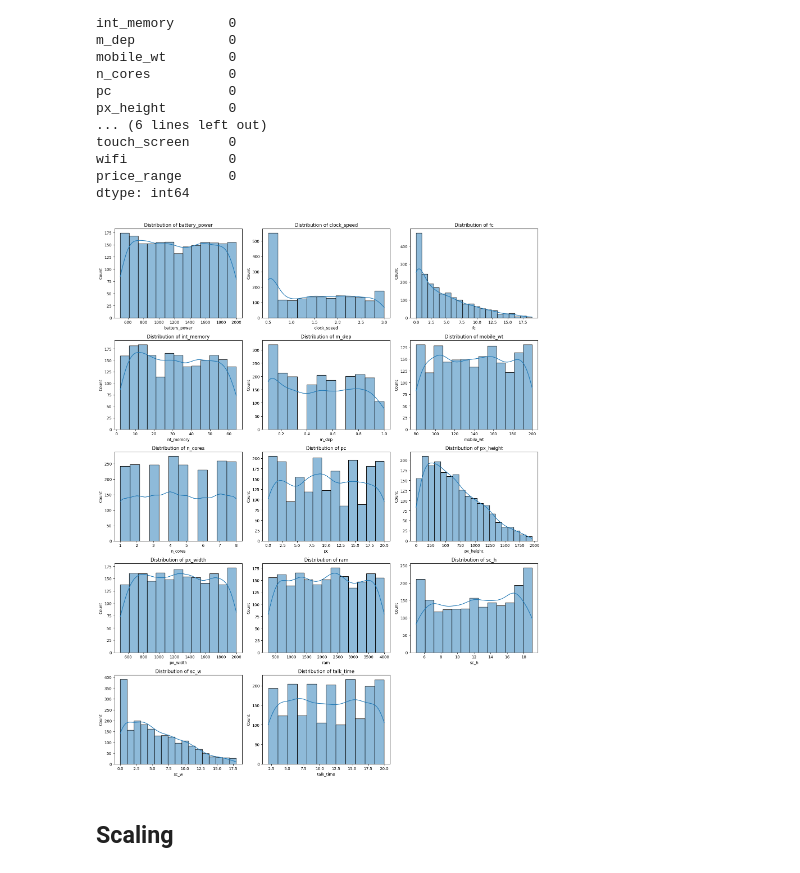
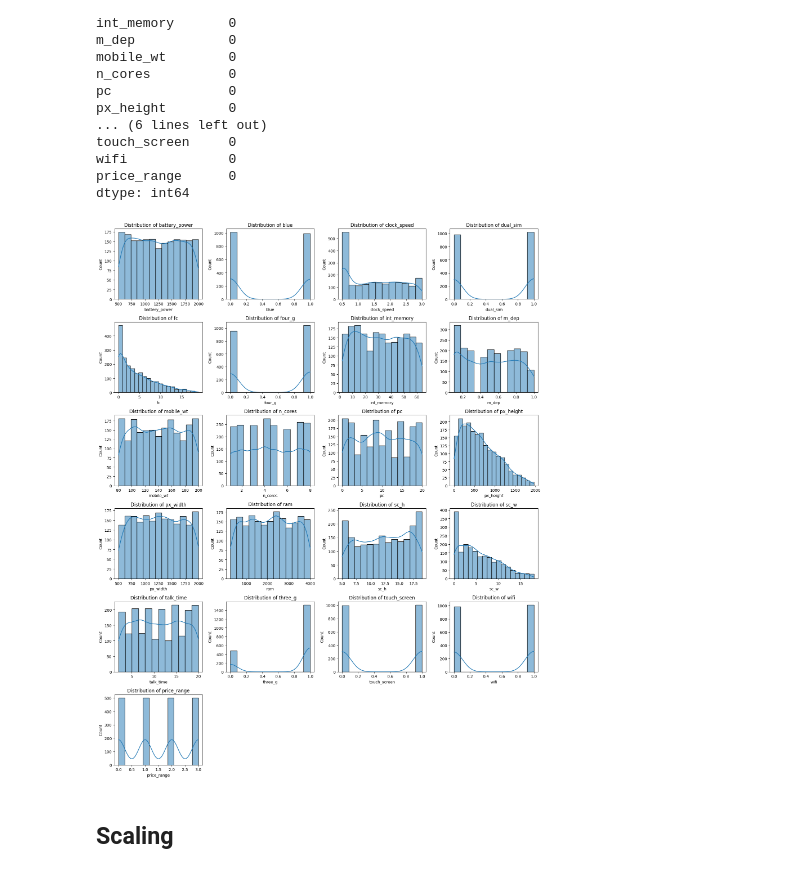
Before and after one commit to Emir515/Business-Intelligence-Assignment-2, a Jupyter notebook: BusinessIntelligence.ipynb, the cells around one changed output. Drawn from its saved outputs; the diff is of its cells as text; code cells hidden in the pictures.

```diff
--- a/BusinessIntelligence.ipynb
+++ b/BusinessIntelligence.ipynb
@@ -90,13 +99,13 @@ numerical_features = [
 # %%
 plt.figure(figsize=(16, 20))
 
-for i, column in enumerate(numerical_features, start=1):
-    plt.subplot(5, 3, i)
+for i, column in enumerate(df, start=1):
+    plt.subplot(6, 4, i)
     sns.histplot(df[column], kde=True)
     plt.title(f"Distribution of {column}")
 plt.tight_layout()
 plt.show()
 # %% [output]
-[figure, old version]
+[figure, new version]
 # %% [markdown]
 ## Scaling
```
Also changed, not shown: parts of 14 cells of this notebook.
